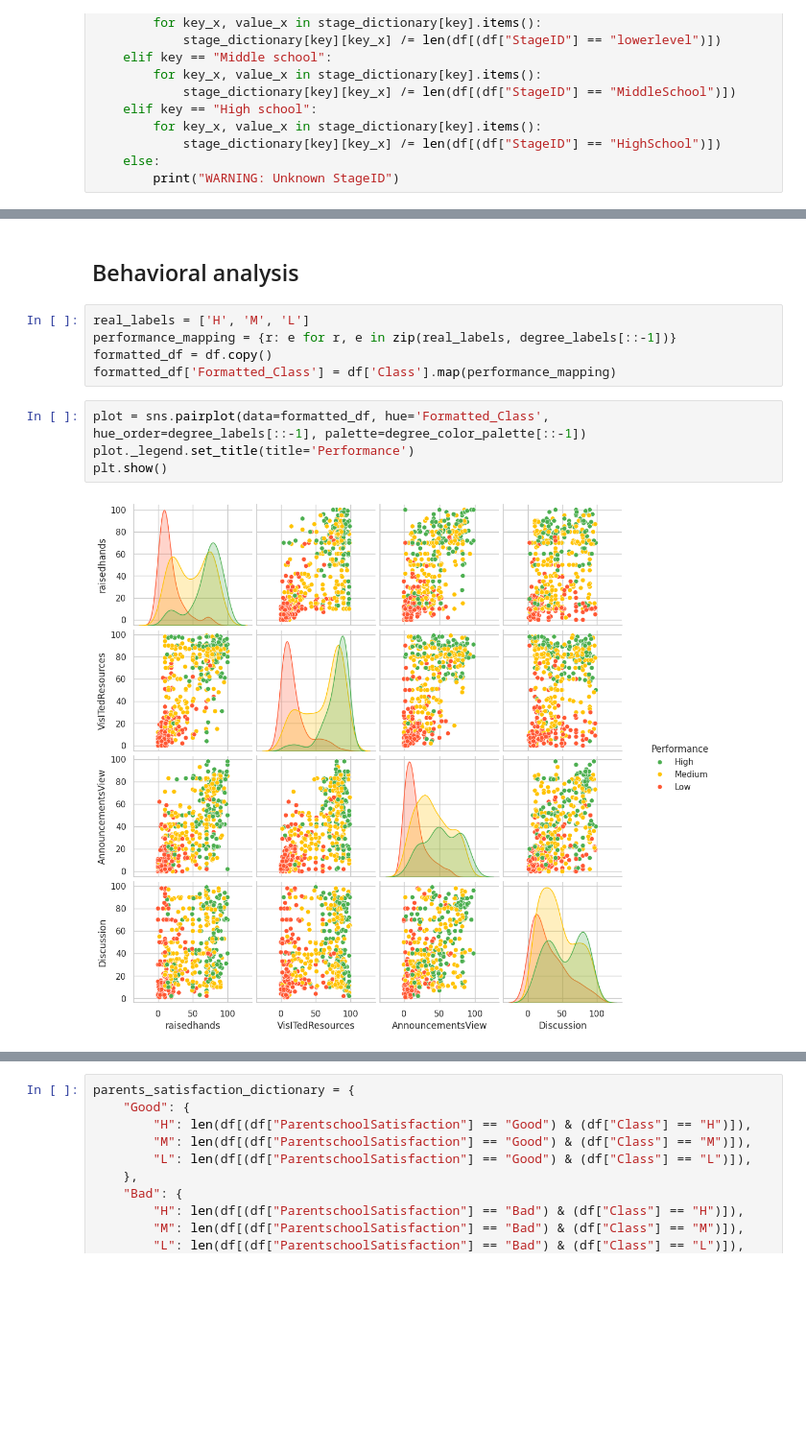
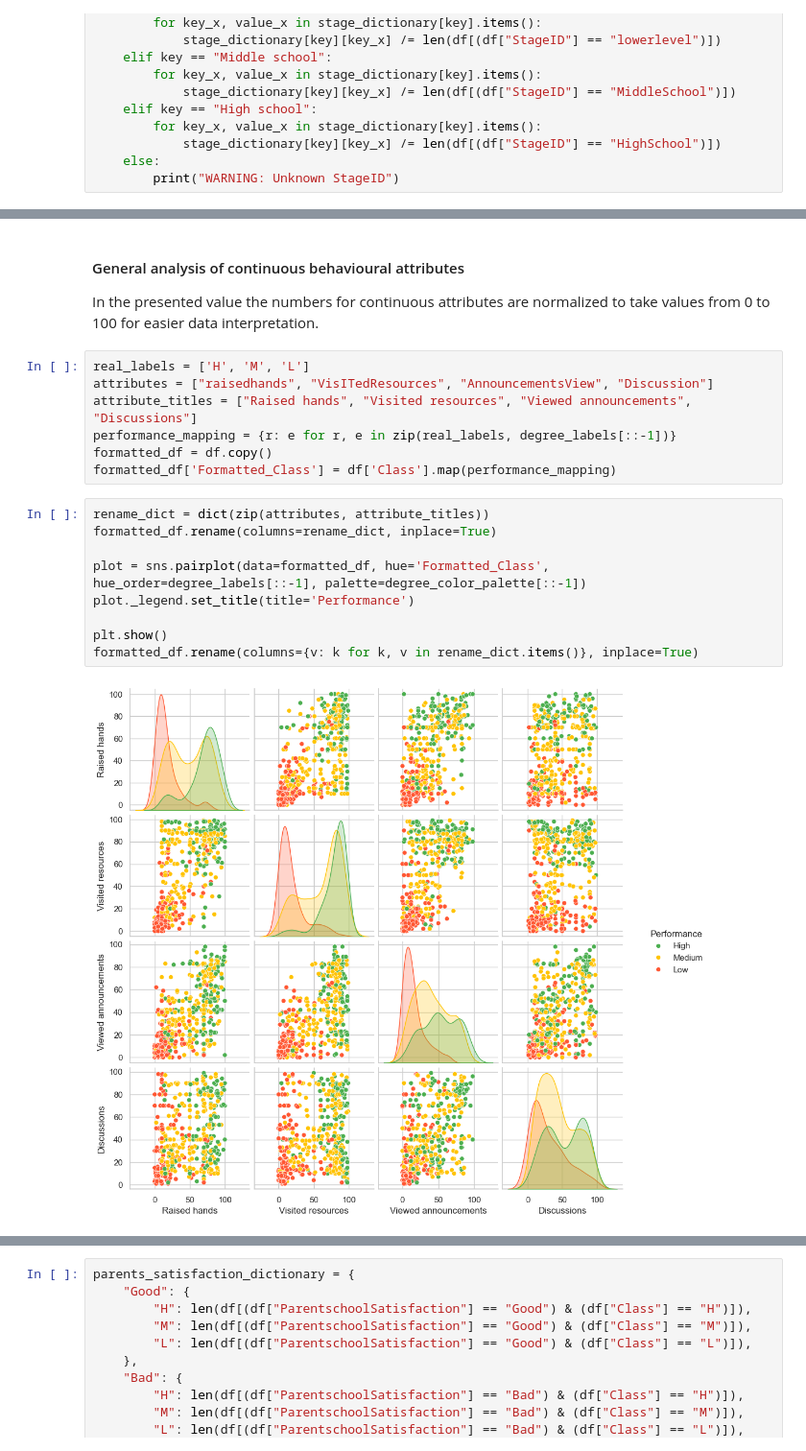
Before and after one commit to vasia-korz/ml_case_study, a Jupyter notebook: attribute_analysis.ipynb, the cells around one changed output, grey strips where cells are left out. Shown at 96% size. Saved outputs shown, nothing was run; the diff lists cells and outputs as text; blank space fills up the shorter version.

```diff
--- a/attribute_analysis.ipynb
+++ b/attribute_analysis.ipynb
@@ -275,14 +438,23 @@ plt.show()
 # %% [markdown]
-## Behavioral analysis
+#### General analysis of continuous behavioural attributes
+
+In the presented value the numbers for continuous attributes are normalized to take values from 0 to 100 for easier data interpretation.
 # %%
 real_labels = ['H', 'M', 'L']
+attributes = ["raisedhands", "VisITedResources", "AnnouncementsView", "Discussion"]
+attribute_titles = ["Raised hands", "Visited resources", "Viewed announcements", "Discussions"]
 performance_mapping = {r: e for r, e in zip(real_labels, degree_labels[::-1])}
 formatted_df = df.copy()
 formatted_df['Formatted_Class'] = df['Class'].map(performance_mapping)
 # %%
+rename_dict = dict(zip(attributes, attribute_titles))
+formatted_df.rename(columns=rename_dict, inplace=True)
+
 plot = sns.pairplot(data=formatted_df, hue='Formatted_Class', hue_order=degree_labels[::-1], palette=degree_color_palette[::-1])
 plot._legend.set_title(title='Performance')
+
 plt.show()
+formatted_df.rename(columns={v: k for k, v in rename_dict.items()}, inplace=True)
 # %% [output]
-[figure, old version]
+[figure, new version]
 # %% [markdown]
```
Also changed, not shown: parts of 53 cells of this notebook, 1 other file.
